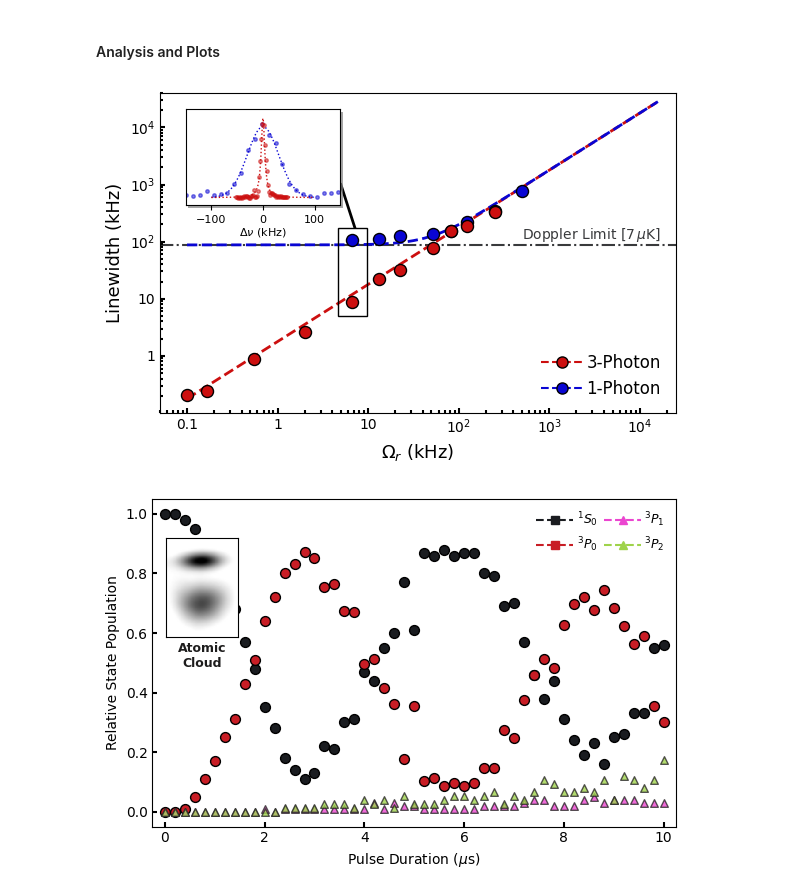
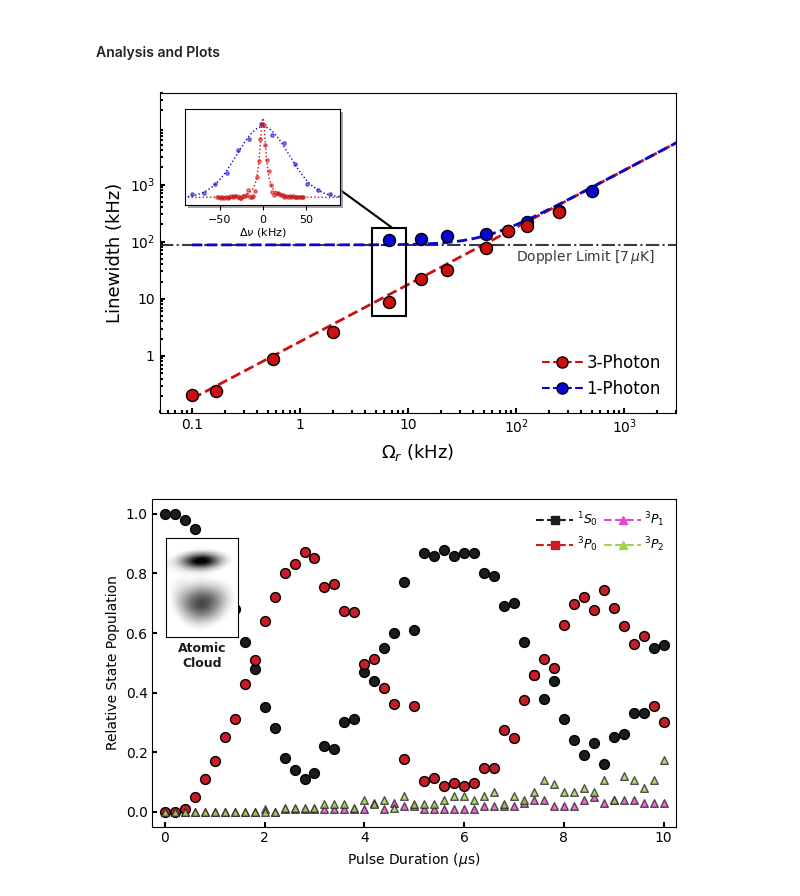
Before and after one commit to ejporterSU/ThreePhotonSimulations, a Jupyter notebook: figures.ipynb, the cells around one changed output. Saved outputs shown, nothing was run; the diff lists cells and outputs as text; code cells hidden in the pictures.

Commit message:
updated figure 2 (again)

```diff
--- a/figures.ipynb
+++ b/figures.ipynb
@@ -165,7 +165,7 @@ ax.scatter(omega_3v / 1e3, lw_3v_khz,
 # Plot Doppler Limit
 ax.axhline(vdopp / 1e3, color=color_dlimit, linestyle='-.',
            alpha=1, zorder=0)
-ax.text(0.5e3, 110, rf"Doppler Limit [{T_uk}$\,\mu$K]", c=color_dlimit)
+ax.text(0.1e3, 45, rf"Doppler Limit [{T_uk}$\,\mu$K]", c=color_dlimit)
 
 # Plot Theory Lines
 
@@ -194,7 +194,7 @@ axins.plot(f_fine, y_3v_fit, color=color_3v, linewidth=1, linestyle=':')
 axins.set_yticks([])
 axins.set_xlabel(r'$\Delta\nu$ (kHz)', fontsize=8, labelpad=1)
 axins.tick_params(axis='x', labelsize=8)
-axins.set_xlim(-150, 150)
+axins.set_xlim(-90, 90)
 axins.set_ylim(-0.1, 1.2)
 
 axins.patch.set_path_effects([
@@ -202,40 +202,40 @@ axins.patch.set_path_effects([
 ])
 
 
 
 
 
 # Formatting Main Axes
 ax.set_xlabel(r'$\Omega_r$ (kHz)', fontsize=axis_fs)
 ax.set_ylabel('Linewidth (kHz)', fontsize=axis_fs)
-ax.set_xlim(0.05, 2.5e4)
+ax.set_xlim(0.05, 3e3)
 ax.set_ylim(0.1, 4e4)
 # ax.grid(True, which="both", ls="--", alpha=0.3)
 ax.legend(loc='lower right', fontsize=12, frameon=False, handlelength=2.5, handletextpad=0.2)
 ax.set_xscale("log")
 ax.set_yscale("log")
 
-ax.set_xticks([0.1, 1, 10, 1e2, 1e3, 1e4])
-ax.set_xticklabels([0.1, 1, 10, r"$10^2$", r"$10^3$", r"$10^4$"])
+ax.set_xticks([0.1, 1, 10, 1e2, 1e3])
+ax.set_xticklabels([0.1, 1, 10, r"$10^2$", r"$10^3$"])
 
-ax.set_yticks([1, 10, 1e2, 1e3, 1e4])
-ax.set_yticklabels([1, 10, r"$10^2$", r"$10^3$", r"$10^4$"])
+ax.set_yticks([1, 10, 1e2, 1e3])
+ax.set_yticklabels([1, 10, r"$10^2$", r"$10^3$"])
 
 ax.tick_params(axis='both', direction="in", which='both', width=1.5)
 
-rect = patches.Rectangle((4.6, 5), 5, 170, linewidth=1, edgecolor='k', facecolor='none')
+rect = patches.Rectangle((4.6, 5), 5, 170, linewidth=1.5, edgecolor='k', facecolor='none')
 ax.add_patch(rect)
-plt.plot([5, 7.1], [1e3, 180], c='k', lw=2)
+plt.plot([2, 7], [1e3, 178], c='k', lw=1.5,solid_capstyle='round',)
 
 
 
 plt.tight_layout()
 plt.show()
 
 if update_2_1:
     fig.savefig("Figures/fig2_1.pdf", dpi=300, bbox_inches="tight", facecolor="white")  # save for figure resolution
     fig.savefig("Figures/fig2_1.png", dpi=150, bbox_inches="tight")  # save for previewing
 # %% [output]
-[figure, old version]
+[figure, new version]
 # %%
 # --- PLOTS PARAMS -------------
```
Also changed, not shown: parts of 1 cell of this notebook.
